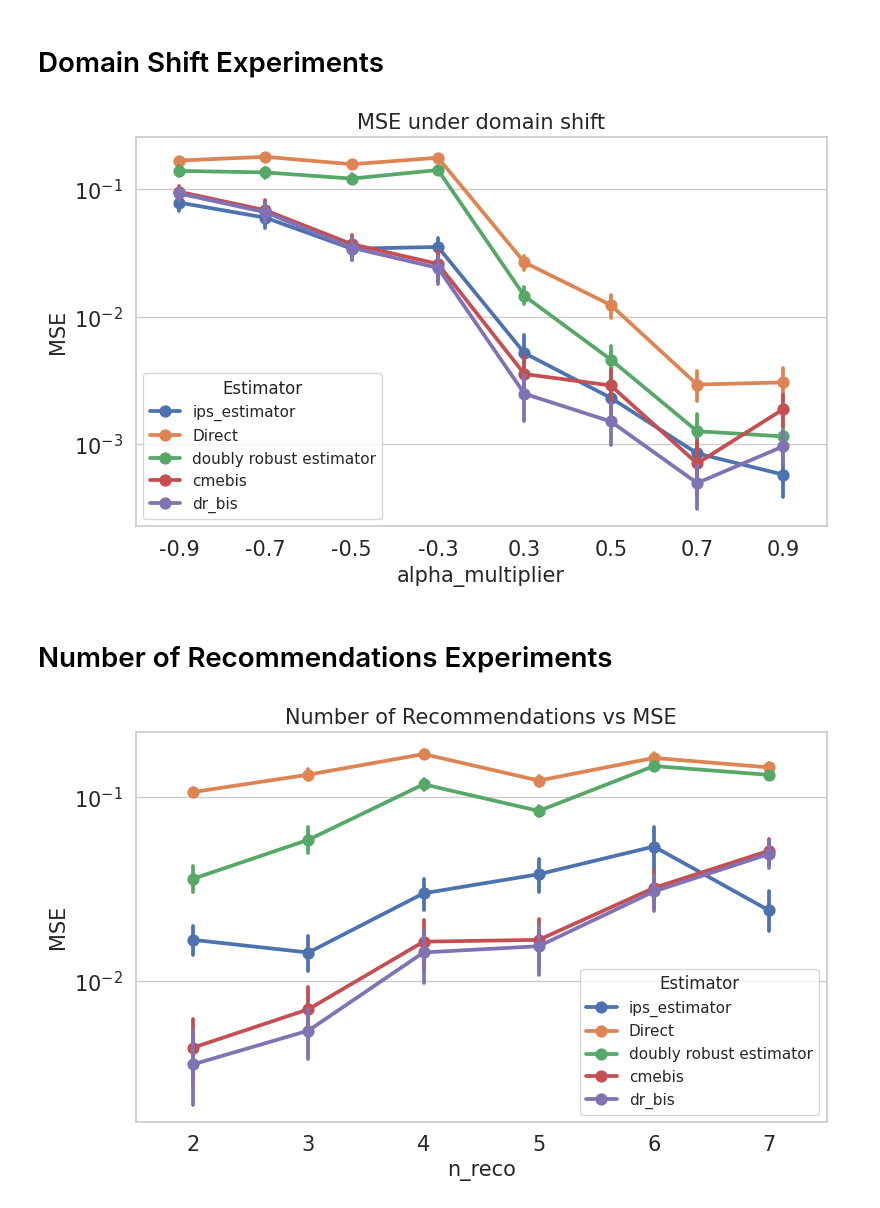
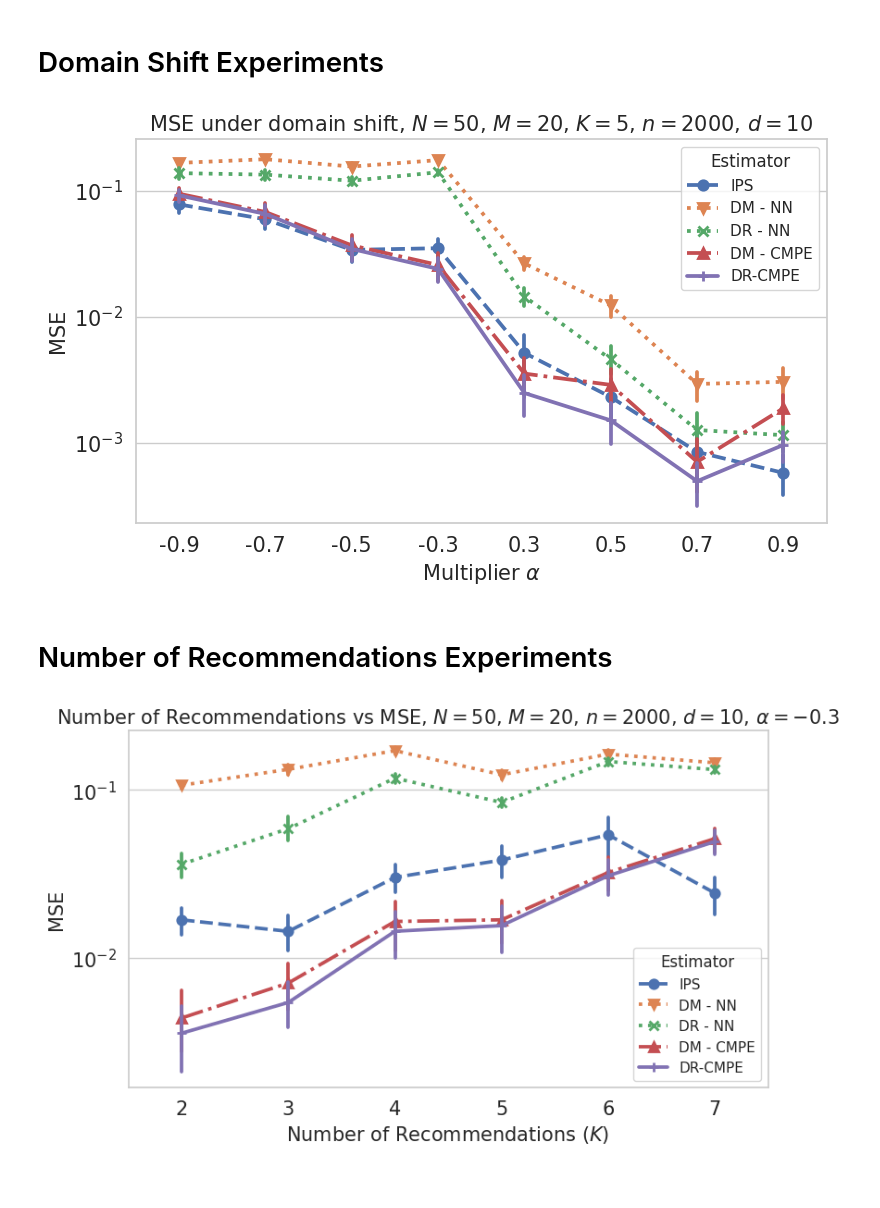
Before and after one commit to houssamzenati/counterfactual-policy-mean-embedding, a Jupyter notebook: src/policy_evaluation/Plot_Simulation_Results_Known_Propensities.ipynb, the cells around one changed output. Drawn from its saved outputs; the diff is of its cells as text; code cells hidden in the pictures.

```diff
--- a/src/policy_evaluation/Plot_Simulation_Results_Known_Propensities.ipynb
+++ b/src/policy_evaluation/Plot_Simulation_Results_Known_Propensities.ipynb
@@ -91,6 +114,12 @@ full_results1 = pd.read_csv(r"Results/OPE_domain_shift_result_minus09_upto_minus
 full_results2 = pd.read_csv(r"Results/OPE_domain_shift_result_minus03_upto_05.csv")
 full_results3 = pd.read_csv(r"Results/OPE_domain_shift_result_07_upto_09.csv")
 full_results = pd.concat([full_results1, full_results2, full_results3])
+
+full_results.loc[full_results['Estimator'] =='ips_estimator', 'Estimator'] = 'IPS'
+full_results.loc[full_results['Estimator'] =='Direct', 'Estimator'] = 'DM - NN'
+full_results.loc[full_results['Estimator'] =='doubly robust estimator', 'Estimator'] = 'DR - NN'
+full_results.loc[full_results['Estimator'] =='cmebis', 'Estimator'] = 'DM - CMPE'
+full_results.loc[full_results['Estimator'] =='dr_bis', 'Estimator'] = 'DR-CMPE'
 SetPlotRC()
 
 # # Plotting results
@@ -111,47 +140,59 @@ sns.set(style="whitegrid")
 plt.figure(figsize=(8, 5))
 sns.pointplot(
     data=full_results, x="alpha_multiplier", y="MSE", hue="Estimator"
-    # , marker="o"
+    ,
+    linestyles=["--", ":",":", "-.", "-"], markers=['o','v','x','^','+']
 )
 plt.yscale("log")
-plt.title("MSE under domain shift")
+plt.xlabel(r"Multiplier $\alpha$")
+plt.title(r"MSE under domain shift, $N = 50$, $M = 20$, $K = 5$, $n = 2000$, $d = 10$")
 plt.tight_layout()
 ApplyFont(plt.gca(), xlabel_text_size = 15.0, ylabel_text_size = 15.0, title_text_size = 15.0, ticks_text_size = 15,)
+plt.savefig('Figures/OPE_domain_shift_experiment_known_props.png', format='png', bbox_inches='tight')
 plt.show()
 # %% [output]
-[figure, old version]
+[figure, new version]
 # %% [markdown]
 # Number of Recommendations Experiments
 # %%
 full_results1 = pd.read_csv(r"Results/OPE_n_recommendations_result_n_reco_2_to_4.csv")
 full_results2 = pd.read_csv(r"Results/OPE_n_recommendations_result_n_reco_5_to_7.csv")
 full_results = pd.concat([full_results1, full_results2])
+
+full_results.loc[full_results['Estimator'] =='ips_estimator', 'Estimator'] = 'IPS'
+full_results.loc[full_results['Estimator'] =='Direct', 'Estimator'] = 'DM - NN'
+full_results.loc[full_results['Estimator'] =='doubly robust estimator', 'Estimator'] = 'DR - NN'
+full_results.loc[full_results['Estimator'] =='cmebis', 'Estimator'] = 'DM - CMPE'
+full_results.loc[full_results['Estimator'] =='dr_bis', 'Estimator'] = 'DR-CMPE'
 SetPlotRC()
 
 # # Plotting results
 # sns.set(style="whitegrid")
 # plt.figure(figsize=(8, 5))
 # sns.boxplot(
 #     data=full_results, x="n_reco", y="MSE", hue="Estimator"
 #     # , marker="o"
 # )
 # plt.yscale("log")
 # plt.title("Number of Recommendations vs MSE")
 # plt.tight_layout()
 # ApplyFont(plt.gca(), xlabel_text_size = 15.0, ylabel_text_size = 15.0, title_text_size = 15.0, ticks_text_size = 15,)
 # plt.show()
 
 # Plotting results
 sns.set(style="whitegrid")
 plt.figure(figsize=(8, 5))
 sns.pointplot(
     data=full_results, x="n_reco", y="MSE", hue="Estimator"
-    # , marker="o"
+,
+    linestyles=["--", ":",":", "-.", "-"], markers=['o','v','x','^','+']
 )
 plt.yscale("log")
-plt.title("Number of Recommendations vs MSE")
+plt.title(r"Number of Recommendations vs MSE, $N = 50$, $M = 20$, $n = 2000$, $d = 10$, $\alpha = -0.3$")
+plt.xlabel(r"Number of Recommendations $(K)$")
 plt.tight_layout()
 ApplyFont(plt.gca(), xlabel_text_size = 15.0, ylabel_text_size = 15.0, title_text_size = 15.0, ticks_text_size = 15,)
+plt.savefig('Figures/OPE_n_recom_experiment_known_props.png', format='png', bbox_inches='tight')
 plt.show()
 # %% [output]
-[figure, old version]
+[figure, new version]
```
Also changed, not shown: parts of 6 cells of this notebook, 18 other files.
